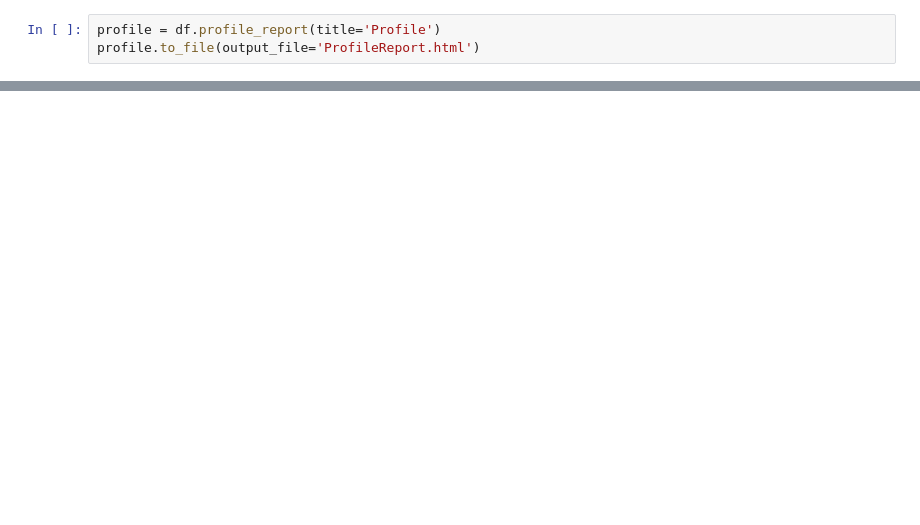
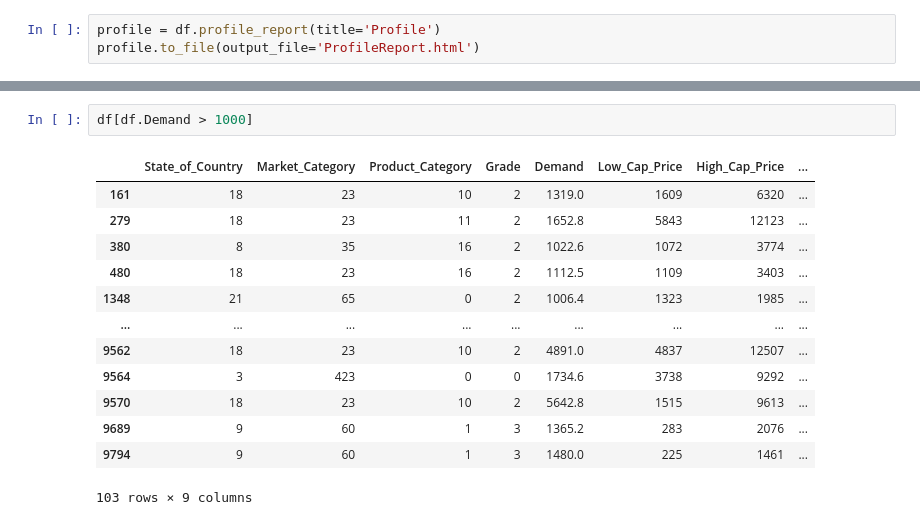
Before and after one commit to falcolf/Predict-Lowest-Price, a Jupyter notebook: EDA.ipynb, the cells around one changed output, grey strips where cells are left out. Drawn from its saved outputs; the diff is of its cells as text; blank space fills up the shorter version.

```diff
--- a/EDA.ipynb
+++ b/EDA.ipynb
@@ -72,0 +87,16 @@ profile.to_file(output_file='ProfileReport.html')
+# %%
+df[df.Demand > 1000]
+# %% [output]
+|  | State_of_Country | Market_Category | Product_Category | Grade | Demand | Low_Cap_Price | High_Cap_Price | ... |
+| 161 | 18 | 23 | 10 | 2 | 1319.0 | 1609 | 6320 | ... |
+| 279 | 18 | 23 | 11 | 2 | 1652.8 | 5843 | 12123 | ... |
+| 380 | 8 | 35 | 16 | 2 | 1022.6 | 1072 | 3774 | ... |
+| 480 | 18 | 23 | 16 | 2 | 1112.5 | 1109 | 3403 | ... |
+| 1348 | 21 | 65 | 0 | 2 | 1006.4 | 1323 | 1985 | ... |
+| ... | ... | ... | ... | ... | ... | ... | ... | ... |
+| 9562 | 18 | 23 | 10 | 2 | 4891.0 | 4837 | 12507 | ... |
+| 9564 | 3 | 423 | 0 | 0 | 1734.6 | 3738 | 9292 | ... |
+| 9570 | 18 | 23 | 10 | 2 | 5642.8 | 1515 | 9613 | ... |
+| 9689 | 9 | 60 | 1 | 3 | 1365.2 | 283 | 2076 | ... |
+| 9794 | 9 | 60 | 1 | 3 | 1480.0 | 225 | 1461 | ... |
+103 rows × 9 columns
```
Also changed, not shown: parts of 6 cells of this notebook.
